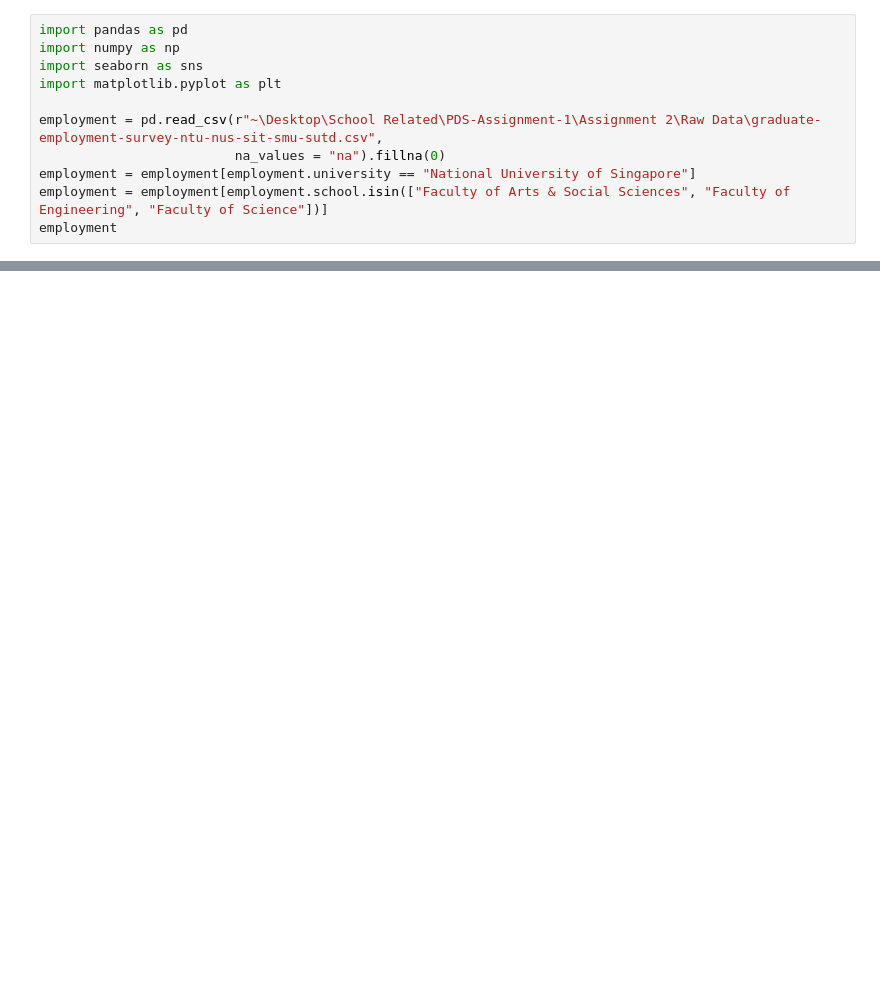
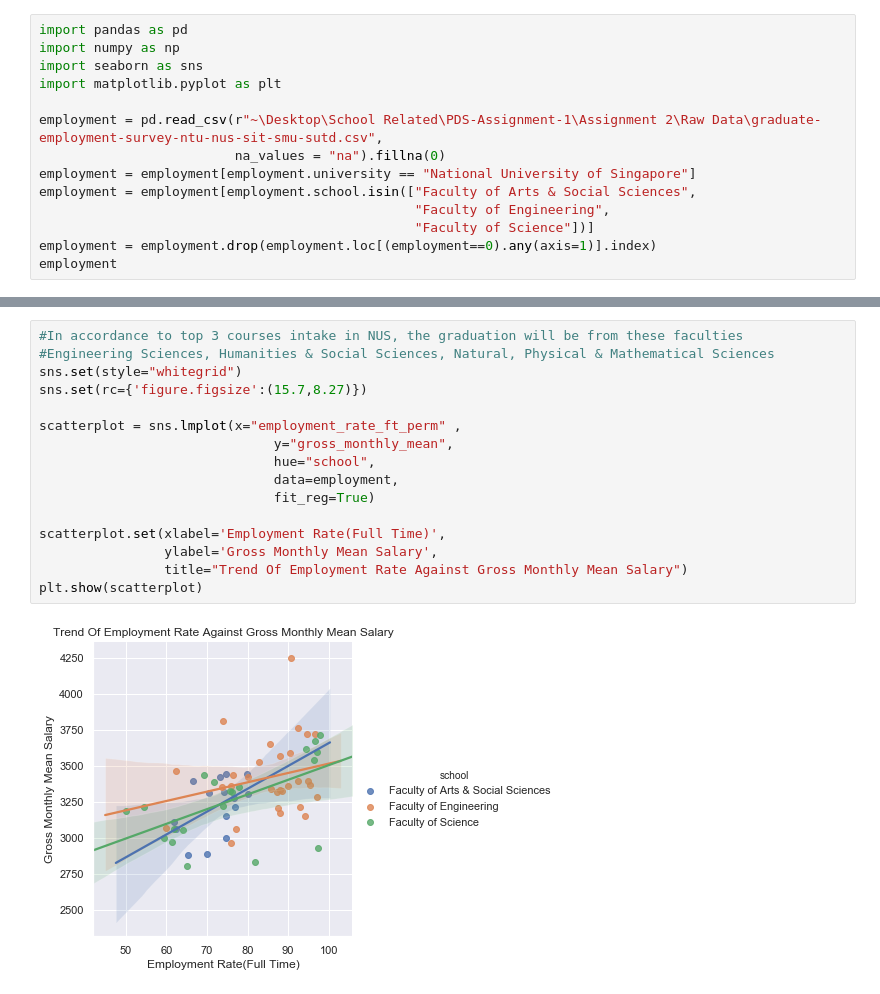
Before and after one commit to jurgen-tan-git/PDS-Assignments, a Jupyter notebook: Assignment 2/Scripts/Graphing/Employment.ipynb, the cells around one changed output, grey strips where cells are left out. Cells and saved outputs as stored; diff of their text form; blank space fills up the shorter version.

```diff
--- a/Assignment 2/Scripts/Graphing/Employment.ipynb
+++ b/Assignment 2/Scripts/Graphing/Employment.ipynb
@@ -7,5 +7,8 @@ import matplotlib.pyplot as plt
 employment = pd.read_csv(r"~\Desktop\School Related\PDS-Assignment-1\Assignment 2\Raw Data\graduate-employment-survey-ntu-nus-sit-smu-sutd.csv",
                          na_values = "na").fillna(0)
 employment = employment[employment.university == "National University of Singapore"]
-employment = employment[employment.school.isin(["Faculty of Arts & Social Sciences", "Faculty of Engineering", "Faculty of Science"])]
+employment = employment[employment.school.isin(["Faculty of Arts & Social Sciences",
+                                                "Faculty of Engineering",
+                                                "Faculty of Science"])]
+employment = employment.drop(employment.loc[(employment==0).any(axis=1)].index)
 employment
@@ -31,0 +54,18 @@ plt.show(scatterplot)
+# %%
+#In accordance to top 3 courses intake in NUS, the graduation will be from these faculties
+#Engineering Sciences, Humanities & Social Sciences, Natural, Physical & Mathematical Sciences
+sns.set(style="whitegrid")
+sns.set(rc={'figure.figsize':(15.7,8.27)})
+
+scatterplot = sns.lmplot(x="employment_rate_ft_perm" ,
+                              y="gross_monthly_mean",
+                              hue="school",
+                              data=employment,
+                              fit_reg=True)
+
+scatterplot.set(xlabel='Employment Rate(Full Time)',
+                ylabel='Gross Monthly Mean Salary',
+                title="Trend Of Employment Rate Against Gross Monthly Mean Salary")
+plt.show(scatterplot)
+# %% [output]
+[figure, added]
```
Also changed, not shown: parts of 2 cells of this notebook, 12 other files.
